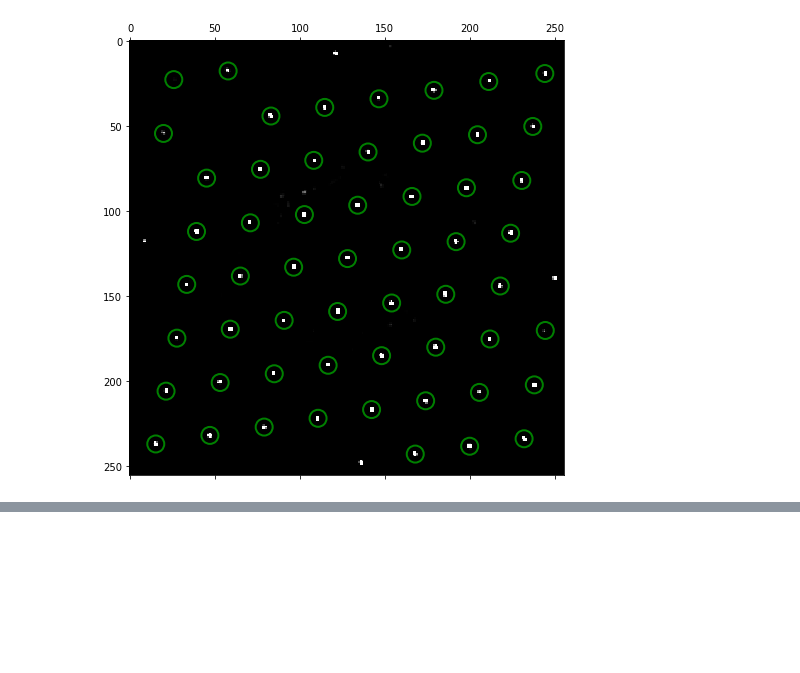
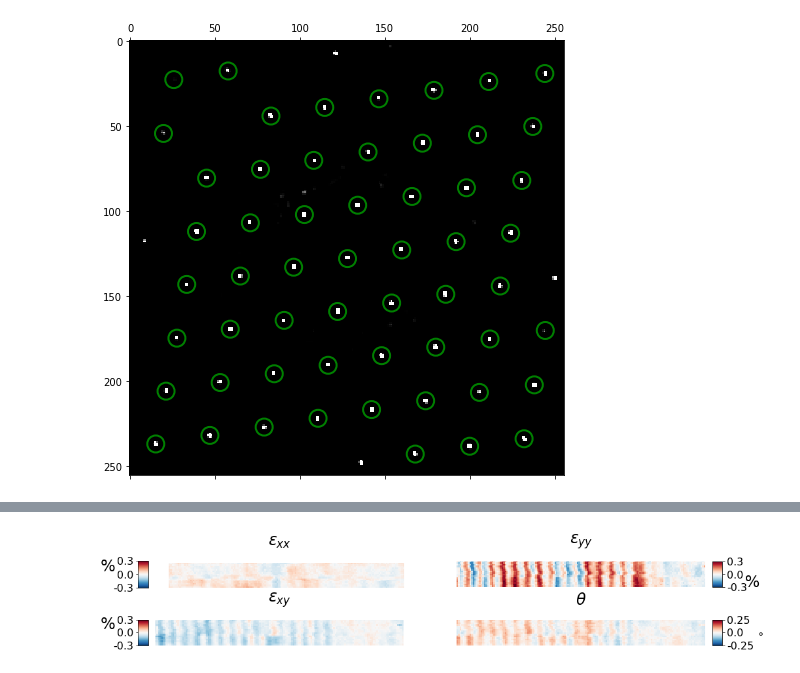
Before and after one commit to py4dstem/py4DSTEM_tutorials, a Jupyter notebook: strain_crystalline/strain_simple_quantum_well.ipynb, the cells around one changed output, grey strips where cells are left out. Cells and saved outputs as stored; diff of their text form; code cells hidden in the pictures; blank space fills up the shorter version.

```diff
--- a/strain_crystalline/strain_simple_quantum_well.ipynb
+++ b/strain_crystalline/strain_simple_quantum_well.ipynb
@@ -541,0 +554,37 @@ NameError: name 'strainmap_mediang1g2' is not defined
+# %%
+# Get new reference lattice vectors
+mask = np.zeros((dataset_corr.R_Nx,dataset_corr.R_Ny),dtype=bool)
+mask[x0:xf,y0:yf] = True
+g1_ref,g2_ref = py4DSTEM.process.latticevectors.get_reference_g1g2(g1g2_map, mask)
+
+# Recalculate the strain maps using the new reference lattice
+strainmap_ROI_g1g2 = py4DSTEM.process.latticevectors.get_strain_from_reference_g1g2(
+    g1g2_map,
+    g1_ref,
+    g2_ref)
+
+# Rotate the lattice direction of the strain map
+strainmap_ROI = py4DSTEM.process.latticevectors.get_rotated_strain_map(
+    strainmap_ROI_g1g2,
+    Q_xaxis_x,Q_xaxis_y)
+
+# plot the 4 components of the strain tensor
+py4DSTEM.visualize.show_strain(
+    strainmap_ROI,
+    vrange_exx=[-0.3,0.3],
+    vrange_theta=[-0.25,0.25],
+    ticknumber=3,
+#     axes_x0=12,
+#     axes_y0=4,
+#     xaxis_x=1,
+#     xaxis_y=0,
+#     axes_length=1,
+#     axes_width=1,
+#     xaxis_space='Q',
+    axes_color='none',
+    axes_labelsize=12,
+    axes_labelcolor='none',
+    axes_plots=('exx'),
+    figsize=(16,3))
+# %% [output]
+[figure, added]
```
Also changed, not shown: parts of 7 cells of this notebook.
